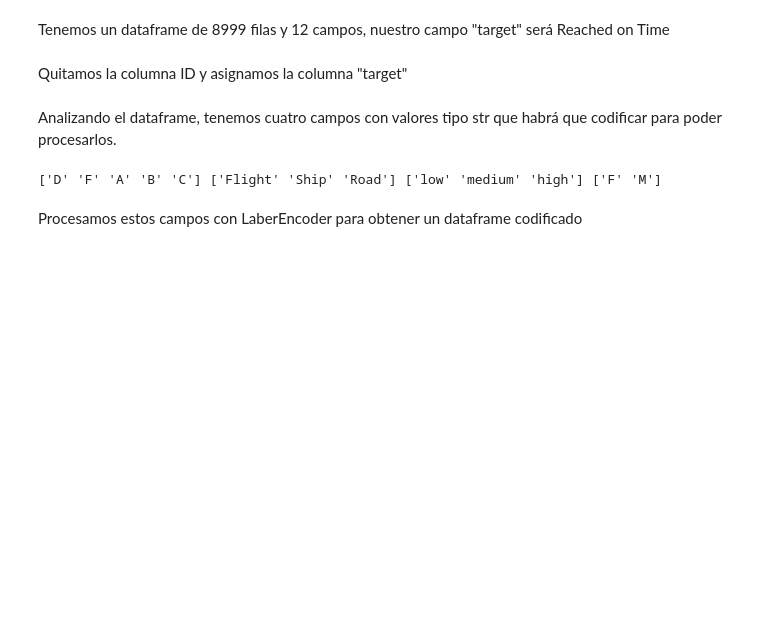
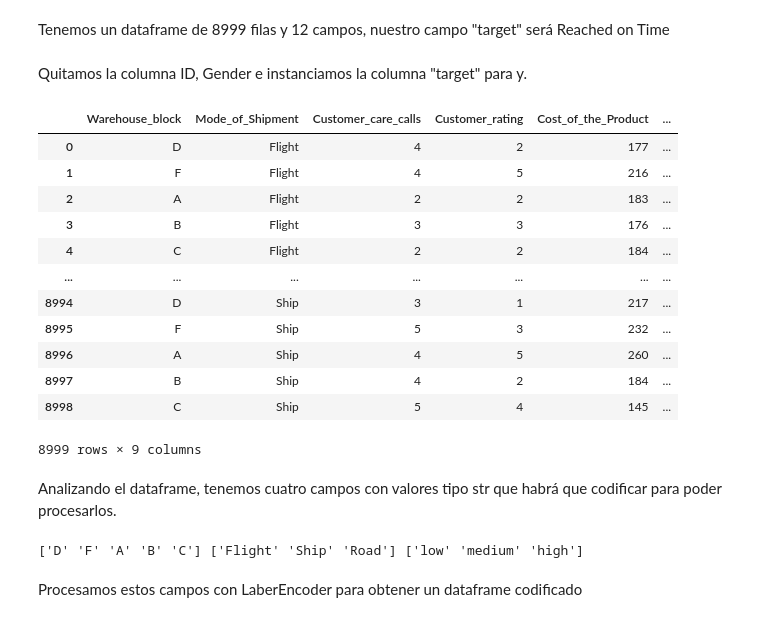
Before and after one commit to Jhovanylara/PI02-labs, a Jupyter notebook: Deliveries.ipynb, the cells around one changed output. Saved outputs shown, nothing was run; the diff lists cells and outputs as text; code cells hidden in the pictures; blank space fills up the shorter version.

```diff
--- a/Deliveries.ipynb
+++ b/Deliveries.ipynb
@@ -63,19 +67,36 @@ Tenemos un dataframe de 8999 filas y 12 campos, nuestro campo "target" será Rea
 #Creamos una copia del dataframe original
 df=df2.copy()
 # %% [markdown]
-Quitamos la columna ID y asignamos la columna "target"
+Quitamos la columna ID, Gender e instanciamos la columna "target" para y.
 # %%
-df.drop(columns='ID', inplace=True)
-df.rename({'Reached.on.Time_Y.N':'target'}, axis=1, inplace=True)
+X=df
+X.rename({'Reached.on.Time_Y.N':'target'}, axis=1, inplace=True)
+y=X['target']
+X=df.drop(columns=['ID','Gender','target'])
+X
+# %% [output]
+|  | Warehouse_block | Mode_of_Shipment | Customer_care_calls | Customer_rating | Cost_of_the_Product | ... |
+| 0 | D | Flight | 4 | 2 | 177 | ... |
+| 1 | F | Flight | 4 | 5 | 216 | ... |
+| 2 | A | Flight | 2 | 2 | 183 | ... |
+| 3 | B | Flight | 3 | 3 | 176 | ... |
+| 4 | C | Flight | 2 | 2 | 184 | ... |
+| ... | ... | ... | ... | ... | ... | ... |
+| 8994 | D | Ship | 3 | 1 | 217 | ... |
+| 8995 | F | Ship | 5 | 3 | 232 | ... |
+| 8996 | A | Ship | 4 | 5 | 260 | ... |
+| 8997 | B | Ship | 4 | 2 | 184 | ... |
+| 8998 | C | Ship | 5 | 4 | 145 | ... |
+8999 rows × 9 columns
 # %% [markdown]
 Analizando el dataframe, tenemos cuatro campos con valores tipo str que habrá que codificar para poder procesarlos.
 # %%
 print(df.Warehouse_block.unique(),
 df.Mode_of_Shipment.unique(),
-df.Product_importance.unique(),
-df.Gender.unique())
+df.Product_importance.unique(), )
+#df.Gender.unique())
 # %% [output]
-['D' 'F' 'A' 'B' 'C'] ['Flight' 'Ship' 'Road'] ['low' 'medium' 'high'] ['F' 'M']
+['D' 'F' 'A' 'B' 'C'] ['Flight' 'Ship' 'Road'] ['low' 'medium' 'high']
 # %% [markdown]
 Procesamos estos campos con LaberEncoder para obtener un dataframe codificado
 # %%
```
Also changed, not shown: parts of 83 cells of this notebook, 5 other files.
